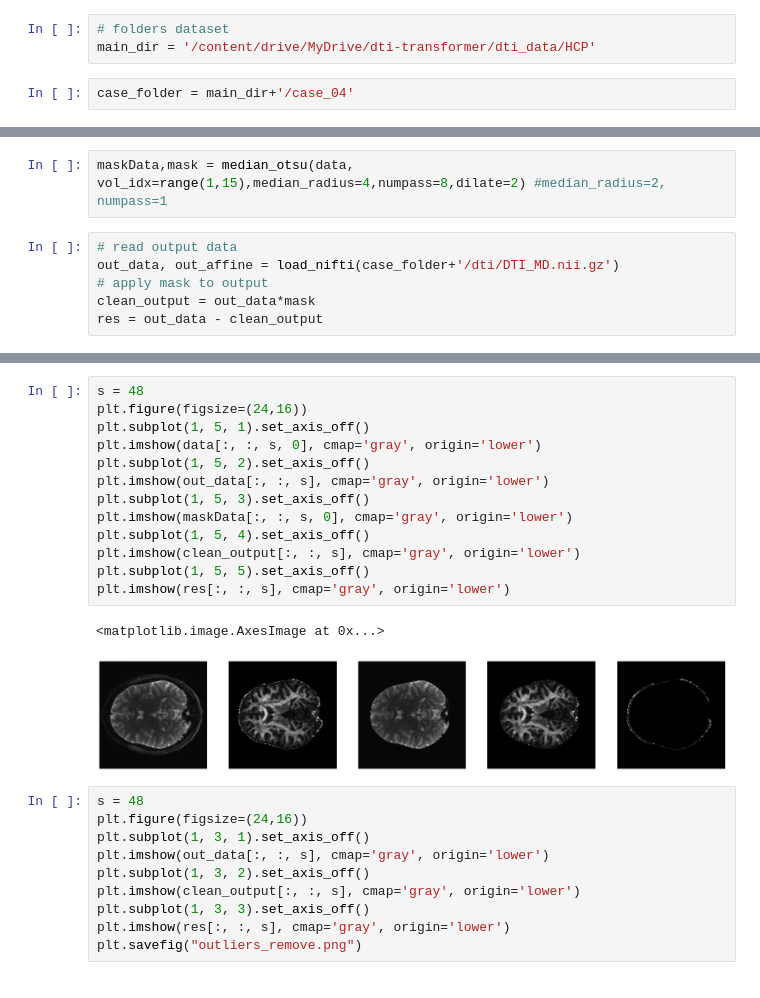
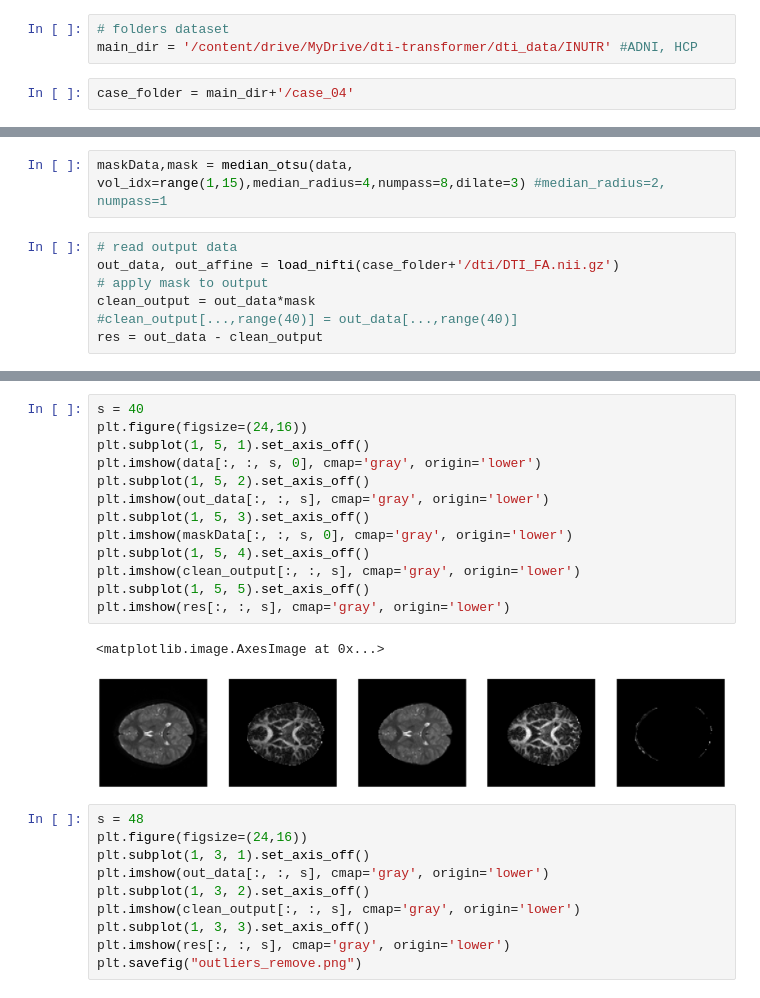
Before and after one commit to dbandala/transformer-dti, a Jupyter notebook: scripts/clean_output.ipynb, the cells around one changed output, grey strips where cells are left out. Cells and saved outputs as stored; diff of their text form.

```diff
--- a/scripts/clean_output.ipynb
+++ b/scripts/clean_output.ipynb
@@ -27,7 +34,7 @@ from dipy.io.image import load_nifti, save_nifti
 from dipy.segment.mask import median_otsu
 # %%
 # folders dataset
-main_dir = '/content/drive/MyDrive/dti-transformer/dti_data/HCP'
+main_dir = '/content/drive/MyDrive/dti-transformer/dti_data/INUTR' #ADNI, HCP
 # %%
 case_folder = main_dir+'/case_04'
 # %%
@@ -36,8 +46,9 @@ data, affine = load_nifti(case_folder+'/input/DWI_opt.nii.gz')
 # %%
-maskData,mask = median_otsu(data, vol_idx=range(1,15),median_radius=4,numpass=8,dilate=2) #median_radius=2, numpass=1
+maskData,mask = median_otsu(data, vol_idx=range(1,15),median_radius=4,numpass=8,dilate=3) #median_radius=2, numpass=1
 # %%
 # read output data
-out_data, out_affine = load_nifti(case_folder+'/dti/DTI_MD.nii.gz')
+out_data, out_affine = load_nifti(case_folder+'/dti/DTI_FA.nii.gz')
 # apply mask to output
 clean_output = out_data*mask
+#clean_output[...,range(40)] = out_data[...,range(40)]
 res = out_data - clean_output
@@ -60,19 +55,19 @@ plt.imshow(res[:, :, s], cmap='gray', origin='lower')
-# %%
-s = 48
-plt.figure(figsize=(24,16))
-plt.subplot(1, 5, 1).set_axis_off()
-plt.imshow(data[:, :, s, 0], cmap='gray', origin='lower')
-plt.subplot(1, 5, 2).set_axis_off()
-plt.imshow(out_data[:, :, s], cmap='gray', origin='lower')
-plt.subplot(1, 5, 3).set_axis_off()
-plt.imshow(maskData[:, :, s, 0], cmap='gray', origin='lower')
-plt.subplot(1, 5, 4).set_axis_off()
-plt.imshow(clean_output[:, :, s], cmap='gray', origin='lower')
-plt.subplot(1, 5, 5).set_axis_off()
-plt.imshow(res[:, :, s], cmap='gray', origin='lower')
-# %% [output]
-<matplotlib.image.AxesImage at 0x...>
-[figure, removed]
+# %%
+s = 40
+plt.figure(figsize=(24,16))
+plt.subplot(1, 5, 1).set_axis_off()
+plt.imshow(data[:, :, s, 0], cmap='gray', origin='lower')
+plt.subplot(1, 5, 2).set_axis_off()
+plt.imshow(out_data[:, :, s], cmap='gray', origin='lower')
+plt.subplot(1, 5, 3).set_axis_off()
+plt.imshow(maskData[:, :, s, 0], cmap='gray', origin='lower')
+plt.subplot(1, 5, 4).set_axis_off()
+plt.imshow(clean_output[:, :, s], cmap='gray', origin='lower')
+plt.subplot(1, 5, 5).set_axis_off()
+plt.imshow(res[:, :, s], cmap='gray', origin='lower')
+# %% [output]
+<matplotlib.image.AxesImage at 0x...>
+[figure, added]
 # %%
 s = 48
 plt.figure(figsize=(24,16))
```
Also changed, not shown: parts of 6 cells of this notebook, 1 other file.
